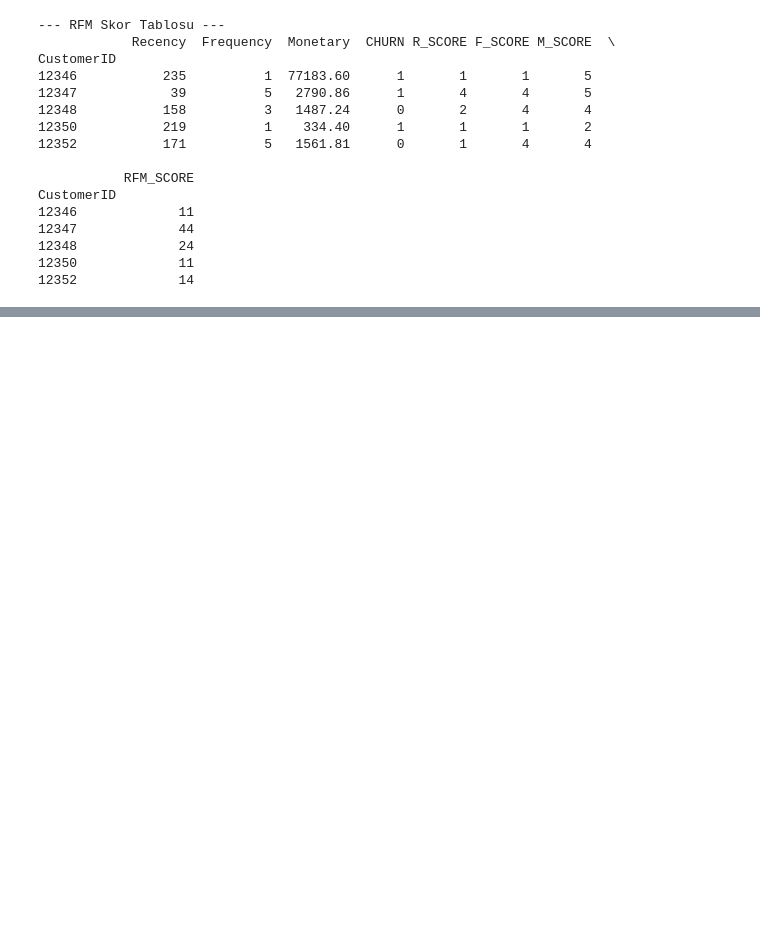
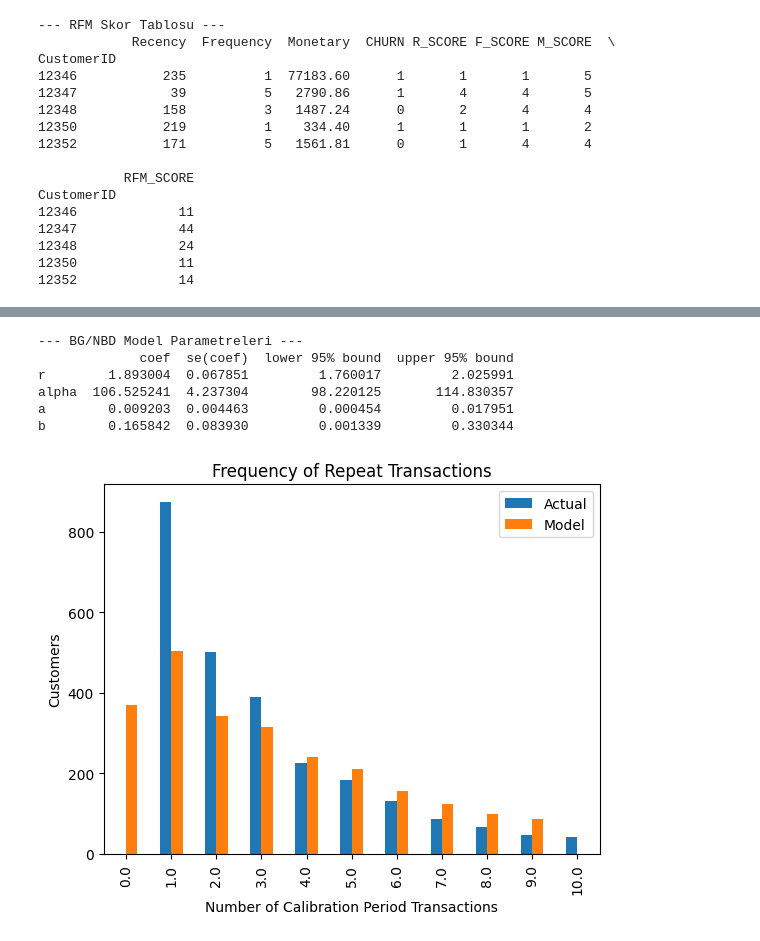
Before and after one commit to Safiye-alaca/Customer_Churn_CLV_Prediction, a Jupyter notebook: Customer_Churn_CLV_Project/notebooks/1_Churn_CLV_Data_Prep.ipynb, the cells around one changed output, grey strips where cells are left out. Saved outputs shown, nothing was run; the diff lists cells and outputs as text; code cells hidden in the pictures; blank space fills up the shorter version.

Commit message:
feat: Trained BG/NBD Model and Generated Parameters for CLV

```diff
--- a/Customer_Churn_CLV_Project/notebooks/1_Churn_CLV_Data_Prep.ipynb
+++ b/Customer_Churn_CLV_Project/notebooks/1_Churn_CLV_Data_Prep.ipynb
@@ -476,0 +513,34 @@ ModuleNotFoundError: No module named 'lifetimes'
+# %%
+# Hücre 17: BG/NBD Modeli Eğitimi (Gelecekteki İşlem Sayısını Tahmin Eder)
+
+# 1. BG/NBD Modelini Tanımlama
+bgf = BetaGeoFitter(penalizer_coef=0.001)
+
+# 2. Modeli Eğitme (r, f, T metriklerini kullanır)
+# r, f, T metriklerini clv_df'den çekiyoruz.
+bgf.fit(clv_df['frequency'],
+        clv_df['recency'],
+        clv_df['T'])
+
+print("--- BG/NBD Model Parametreleri ---")
+print(bgf.summary)
+# %% [output]
+--- BG/NBD Model Parametreleri ---
+             coef  se(coef)  lower 95% bound  upper 95% bound
+r        1.893004  0.067851         1.760017         2.025991
+alpha  106.525241  4.237304        98.220125       114.830357
+a        0.009203  0.004463         0.000454         0.017951
+b        0.165842  0.083930         0.001339         0.330344
+# %%
+# Hücre 18: BG/NBD Modelinin Görsel Kalibrasyonu
+
+from lifetimes.plotting import plot_period_transactions
+import matplotlib.pyplot as plt # Görselleştirme kütüphanesi
+
+# 1. Modelin Görsel Kalibrasyonu
+# plot_period_transactions, modelin geçmişteki ortalama işlem sayılarını ne kadar doğru tahmin ettiğini gösterir.
+# max_frequency=10, grafikteki karmaşayı azaltmak için en fazla 10 alışveriş sıklığına sahip müşterileri gösterir.
+plot_period_transactions(bgf, max_frequency=10)
+plt.show()
+# %% [output]
+[figure, added]
```
Also changed, not shown: parts of 10 cells of this notebook.
